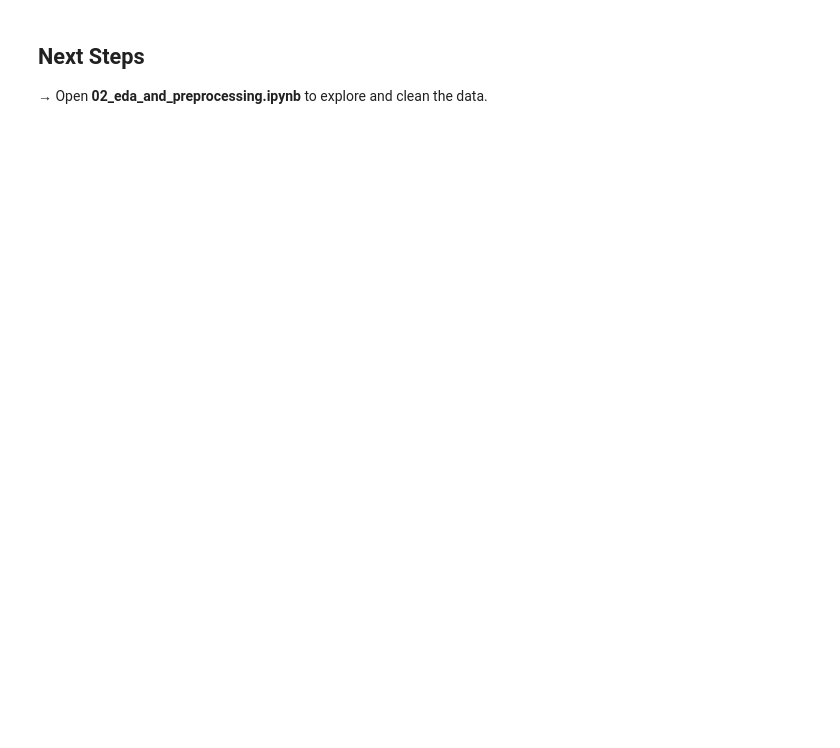
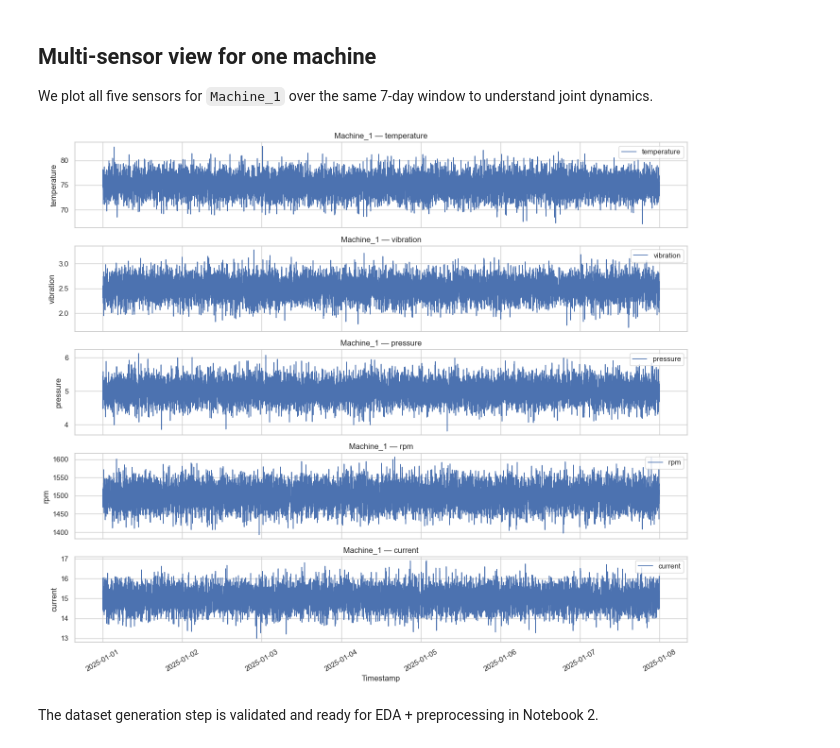
Before and after one commit to adrivargascouri/predictive-maintenance-automotive, a Jupyter notebook: notebooks/01_data_generation.ipynb, the cells around one changed output. Saved outputs shown, nothing was run; the diff lists cells and outputs as text; code cells hidden in the pictures; blank space fills up the shorter version.

Commit message:
complete and execute notebooks

```diff
--- a/notebooks/01_data_generation.ipynb
+++ b/notebooks/01_data_generation.ipynb
@@ -44,0 +93,23 @@ df.groupby("machine_id")["failure_within_48h"].mean().round(4)
+# %%
+machine = "Machine_1"
+m1 = df[df["machine_id"] == machine].copy()
+start = m1["timestamp"].min()
+end = start + pd.Timedelta(days=7)
+m1_7d = m1[(m1["timestamp"] >= start) & (m1["timestamp"] < end)].copy()
+
+fig, ax = plt.subplots(figsize=(14, 4))
+ax.plot(m1_7d["timestamp"], m1_7d["temperature"], color="#4C78A8", label="Temperature")
+
+in_window = m1_7d["failure_within_48h"].eq(1).to_numpy()
+times = m1_7d["timestamp"].to_numpy()
+for i in range(len(m1_7d) - 1):
+    if in_window[i]:
+        ax.axvspan(times[i], times[i + 1], color="red", alpha=0.08)
+
+ax.set_title("Machine_1 Temperature (first 7 days) with Failure Windows")
+ax.set_xlabel("Timestamp")
+ax.set_ylabel("Temperature")
+ax.legend()
+plt.xticks(rotation=30)
+plt.tight_layout()
+plt.show()
@@ -45,18 +118,21 @@ df.groupby("machine_id")["failure_within_48h"].mean().round(4)
+# %% [markdown]
+## Multi-sensor view for one machine
+We plot all five sensors for `Machine_1` over the same 7-day window to understand joint dynamics.
 # %%
-m1 = df[df["machine_id"] == "Machine_1"].head(7 * 24 * 60)
 sensors = ["temperature", "vibration", "pressure", "rpm", "current"]
+fig, axes = plt.subplots(len(sensors), 1, figsize=(14, 12), sharex=True)
 
-fig, axes = plt.subplots(len(sensors), 1, figsize=(14, 12), sharex=True)
 for ax, sensor in zip(axes, sensors):
-    ax.plot(m1["timestamp"], m1[sensor], lw=0.5, label=sensor)
+    ax.plot(m1_7d["timestamp"], m1_7d[sensor], label=sensor, linewidth=1.2)
+    ax.set_title(f"Machine_1 — {sensor}")
     ax.set_ylabel(sensor)
     ax.legend(loc="upper right")
 
-axes[-1].set_xlabel("Time")
-fig.suptitle("Machine_1 — Sensor Readings (first 7 days)", fontsize=14)
+axes[-1].set_xlabel("Timestamp")
+plt.xticks(rotation=30)
 plt.tight_layout()
 plt.show()
+# %% [output]
+[figure, added]
-# %% [markdown]
-## Next Steps
-
-→ Open **02_eda_and_preprocessing.ipynb** to explore and clean the data.
+# %% [markdown]
+The dataset generation step is validated and ready for EDA + preprocessing in Notebook 2.
```
Also changed, not shown: parts of 20 cells of this notebook, 6 other files.
